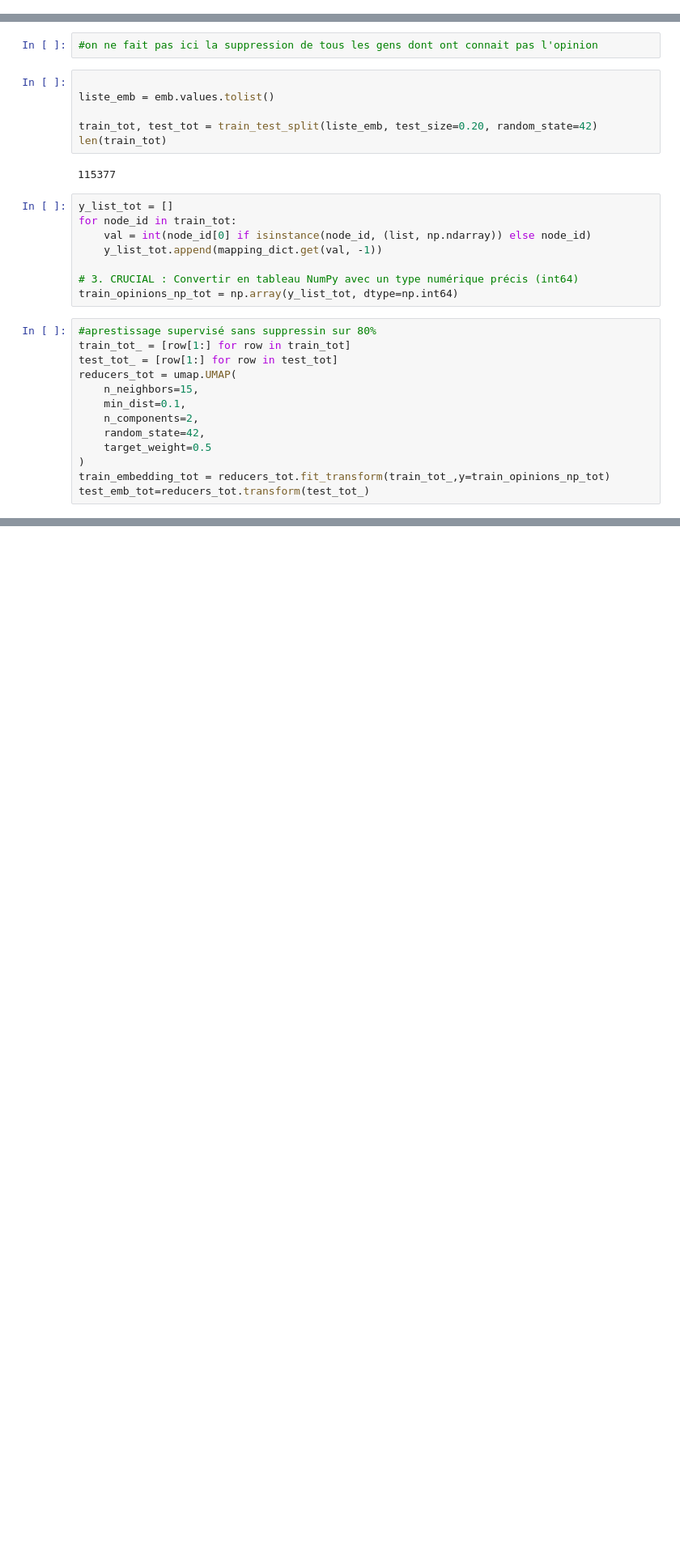
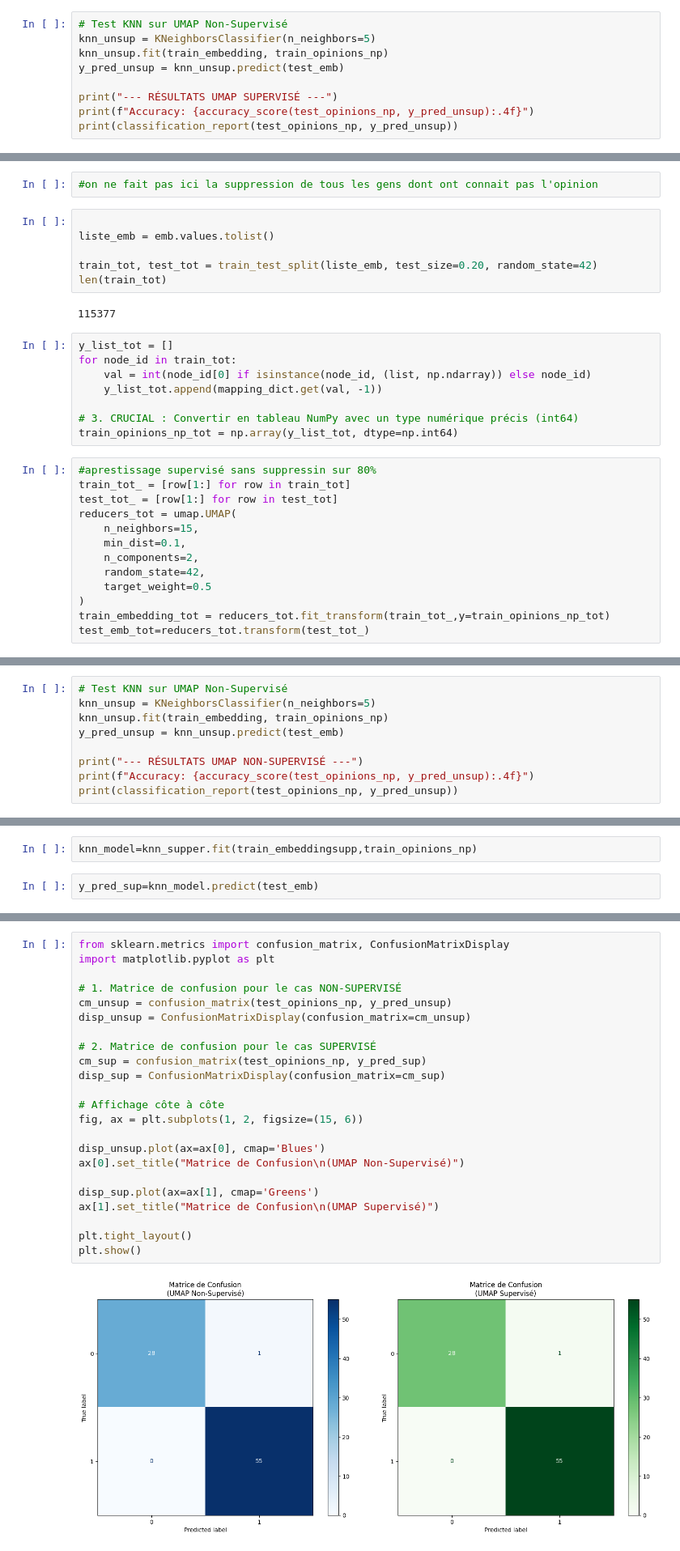
Before and after one commit to MenadAcheraiou/embeddingGraphesIA, a Jupyter notebook: umap.ipynb, the cells around one changed output, grey strips where cells are left out. Shown at 81% size. Cells and saved outputs as stored; diff of their text form; blank space fills up the shorter version.

```diff
--- a/umap.ipynb
+++ b/umap.ipynb
@@ -104,0 +187,9 @@ fonctions.plot_umap_results(test_embsupp,test_opinions_np)
+# %%
+# Test KNN sur UMAP Non-Supervisé
+knn_unsup = KNeighborsClassifier(n_neighbors=5)
+knn_unsup.fit(train_embedding, train_opinions_np)
+y_pred_unsup = knn_unsup.predict(test_emb)
+
+print("--- RÉSULTATS UMAP SUPERVISÉ ---")
+print(f"Accuracy: {accuracy_score(test_opinions_np, y_pred_unsup):.4f}")
+print(classification_report(test_opinions_np, y_pred_unsup))
@@ -151,0 +254,9 @@ fonctions.plot_umap_results(test_emb_tot,test_opinions_np_tot)
+# %%
+# Test KNN sur UMAP Non-Supervisé
+knn_unsup = KNeighborsClassifier(n_neighbors=5)
+knn_unsup.fit(train_embedding, train_opinions_np)
+y_pred_unsup = knn_unsup.predict(test_emb)
+
+print("--- RÉSULTATS UMAP NON-SUPERVISÉ ---")
+print(f"Accuracy: {accuracy_score(test_opinions_np, y_pred_unsup):.4f}")
+print(classification_report(test_opinions_np, y_pred_unsup))
@@ -151,0 +276,4 @@ fonctions.plot_umap_results(test_emb_tot,test_opinions_np_tot)
+# %%
+knn_model=knn_supper.fit(train_embeddingsupp,train_opinions_np)
+# %%
+y_pred_sup=knn_model.predict(test_emb)
@@ -151,0 +288,25 @@ fonctions.plot_umap_results(test_emb_tot,test_opinions_np_tot)
+# %%
+from sklearn.metrics import confusion_matrix, ConfusionMatrixDisplay
+import matplotlib.pyplot as plt
+
+# 1. Matrice de confusion pour le cas NON-SUPERVISÉ
+cm_unsup = confusion_matrix(test_opinions_np, y_pred_unsup)
+disp_unsup = ConfusionMatrixDisplay(confusion_matrix=cm_unsup)
+
+# 2. Matrice de confusion pour le cas SUPERVISÉ
+cm_sup = confusion_matrix(test_opinions_np, y_pred_sup)
+disp_sup = ConfusionMatrixDisplay(confusion_matrix=cm_sup)
+
+# Affichage côte à côte
+fig, ax = plt.subplots(1, 2, figsize=(15, 6))
+
+disp_unsup.plot(ax=ax[0], cmap='Blues')
+ax[0].set_title("Matrice de Confusion\n(UMAP Non-Supervisé)")
+
+disp_sup.plot(ax=ax[1], cmap='Greens')
+ax[1].set_title("Matrice de Confusion\n(UMAP Supervisé)")
+
+plt.tight_layout()
+plt.show()
+# %% [output]
+[figure, added]
```
Also changed, not shown: parts of 24 cells of this notebook, 30 other files.
